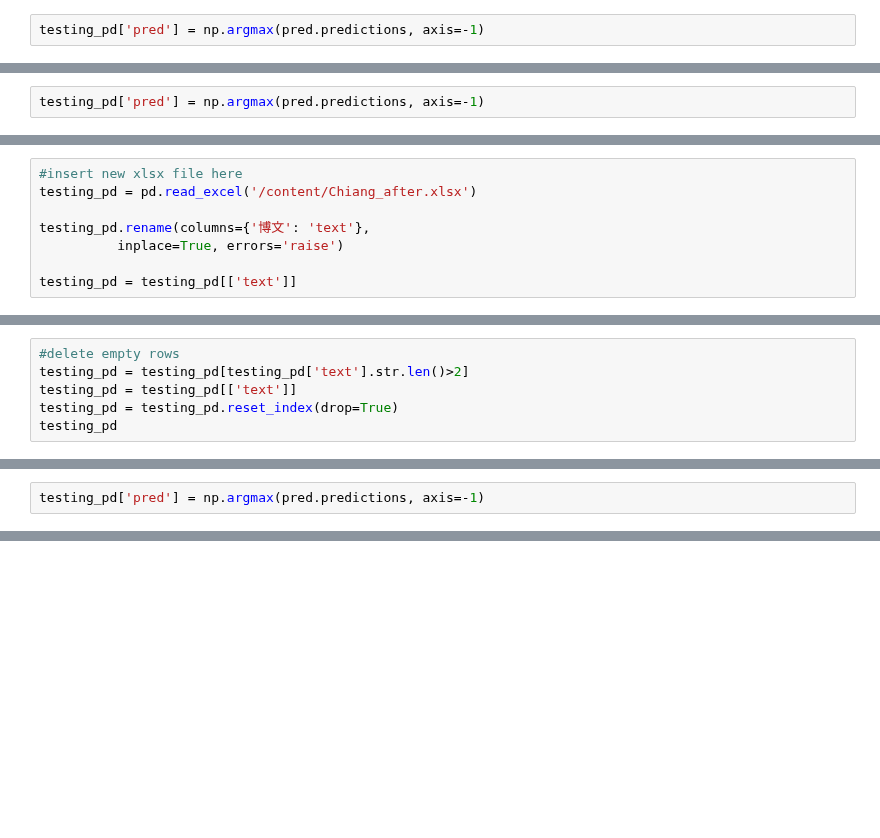
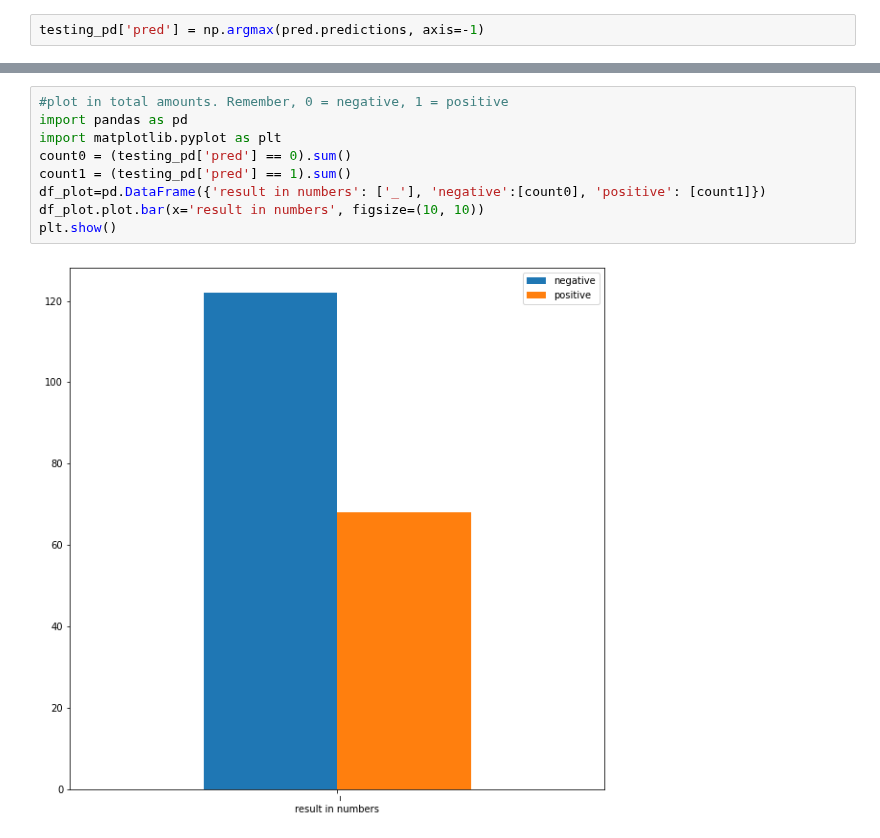
Before and after one commit to advapplab/sentiment_analysis_election_2022, a Jupyter notebook: predict_unlabelled_data.ipynb, the cells around one changed output, grey strips where cells are left out. Cells and saved outputs as stored; diff of their text form; blank space fills up the shorter version.

```diff
--- a/predict_unlabelled_data.ipynb
+++ b/predict_unlabelled_data.ipynb
@@ -1318,2 +244,0 @@ array([0, 0, 1, 1, 0, 0, 0, 1, 1, 0, 0, 0, 1, 1, 0, 0, 1, 1, 1, 0, 1, 0,
-# %%
-testing_pd['pred'] = np.argmax(pred.predictions, axis=-1)
@@ -1372,8 +244,0 @@ import pandas as pd
-# %%
-#insert new xlsx file here
-testing_pd = pd.read_excel('/content/Chiang_after.xlsx')
-
-testing_pd.rename(columns={'博文': 'text'},
-          inplace=True, errors='raise')
-
-testing_pd = testing_pd[['text']]
@@ -1427,6 +244,0 @@ testing_pd['text'] = testing_pd['text'].replace(title_pattern_2,'',regex=True)
-# %%
-#delete empty rows
-testing_pd = testing_pd[testing_pd['text'].str.len()>2]
-testing_pd = testing_pd[['text']]
-testing_pd = testing_pd.reset_index(drop=True)
-testing_pd
@@ -1590,2 +244,0 @@ array([1, 1, 1, 1, 1, 1, 1, 1, 0, 1, 1, 1, 1, 1, 1, 0, 1, 1, 0, 1, 0, 0,
-# %%
-testing_pd['pred'] = np.argmax(pred.predictions, axis=-1)
@@ -1623,0 +262,11 @@ print(Percentage(count1, count0))
+# %%
+#plot in total amounts. Remember, 0 = negative, 1 = positive
+import pandas as pd
+import matplotlib.pyplot as plt
+count0 = (testing_pd['pred'] == 0).sum()
+count1 = (testing_pd['pred'] == 1).sum()
+df_plot=pd.DataFrame({'result in numbers': ['_'], 'negative':[count0], 'positive': [count1]})
+df_plot.plot.bar(x='result in numbers', figsize=(10, 10))
+plt.show()
+# %% [output]
+[figure, added]
```
Also changed, not shown: parts of 151 cells of this notebook.
